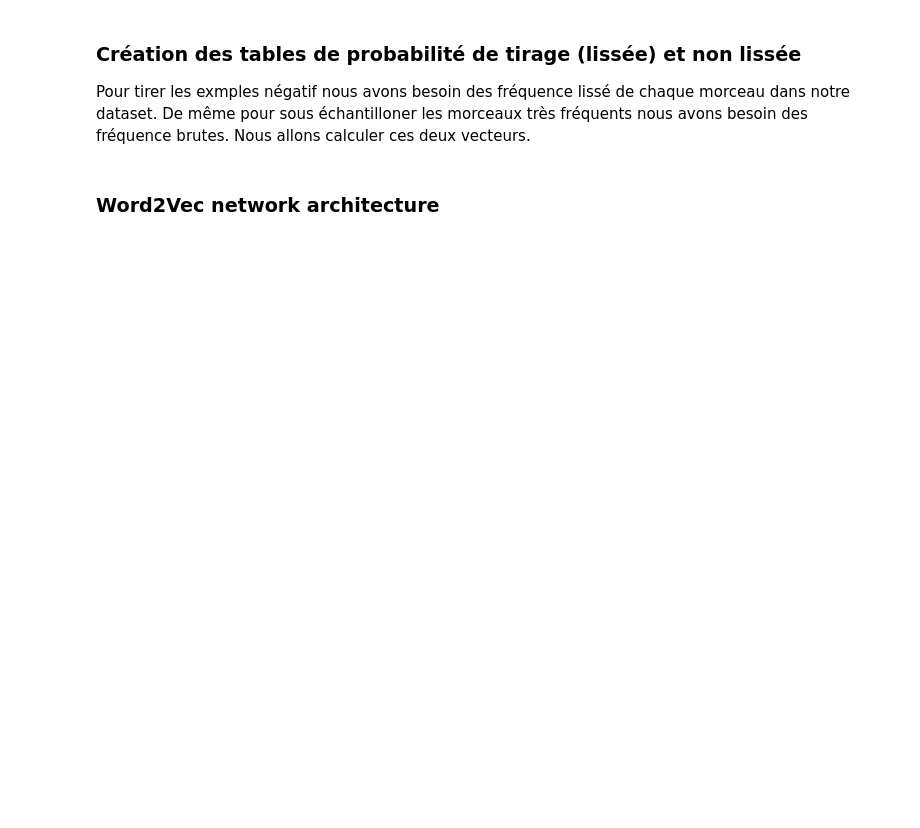
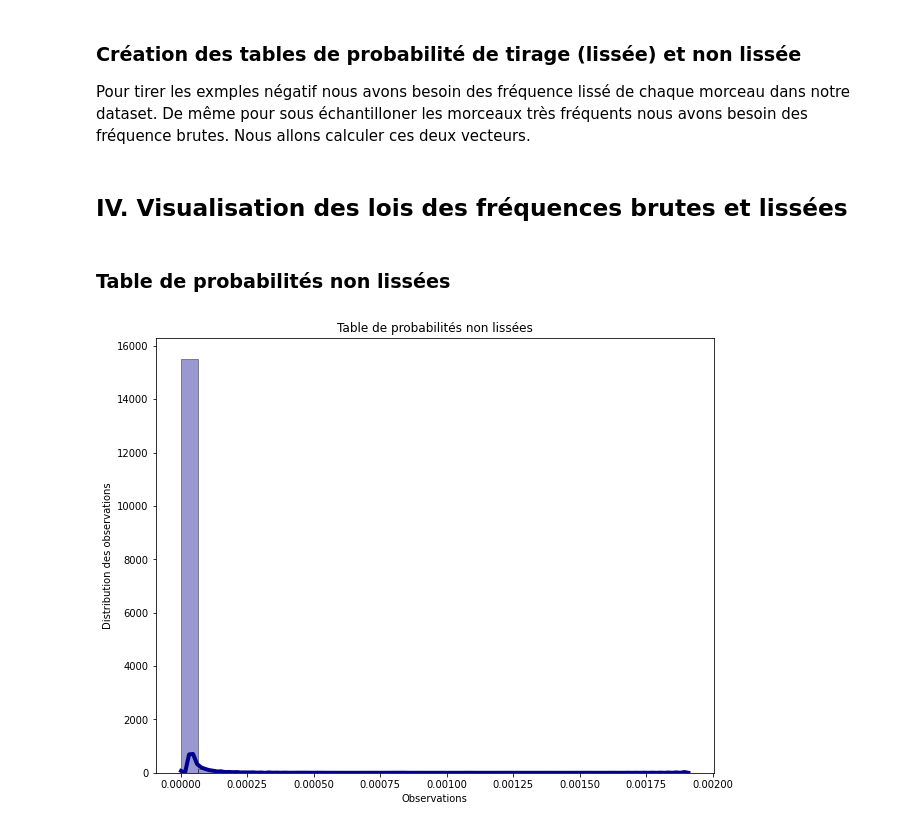
Before and after one commit to medelmaimouni/track2vec, a Jupyter notebook: track2vec.ipynb, the cells around one changed output. Saved outputs shown, nothing was run; the diff lists cells and outputs as text; code cells hidden in the pictures; blank space fills up the shorter version.

```diff
--- a/track2vec.ipynb
+++ b/track2vec.ipynb
@@ -26,5 +31,6 @@ from sklearn.neighbors import KDTree
 # %%
-data = np.load("./data/music_2.npy",allow_pickle=True)
+# chargement des données de playlist
+data = np.load("./music_2.npy",allow_pickle=True)
 [len(data), np.mean([len(p) for p in data])]
 # %% [output]
 [100000, 24.21338]
@@ -33,5 +39,5 @@ The dataset we are going to work on contains 100000 playlists which are composed
 # %%
-# Get artist and track ID in two different lists
-playlist_track = [list(filter(lambda w: w.split("_")[0]==u"track",playlist)) for playlist in data]
-playlist_artist = [list(filter(lambda w: w.split("_")[0]==u"artist",playlist)) for playlist in data]
+# separation des ids de morçeau et d'artist
+playlist_track = [list(filter(lambda w: w.split("_")[0] == "track", playlist)) for playlist in data]
+playlist_artist = [list(filter(lambda w: w.split("_")[0] == "artist", playlist)) for playlist in data]
 # %%
@@ -110,5 +118,17 @@ st =  counts/np.sum(counts)
 # lissage
 st_smooth = np.power(st,samp_coef)
 st_smooth = st_smooth/np.sum(st_smooth)
-# %% [markdown]
-### Word2Vec network architecture
+# %% [markdown]
+## IV. Visualisation des lois des fréquences brutes et lissées
+# %% [markdown]
+### Table de probabilités non lissées
+# %%
+sns.distplot(st, hist=True, kde=True,
+             bins=int(30), color = 'darkblue',
+             hist_kws={'edgecolor':'black'},
+             kde_kws={'linewidth': 4})
+plt.xlabel("Observations"), plt.ylabel("Distribution des observations")
+plt.title('Table de probabilités non lissées')
+plt.show()
+# %% [output]
+[figure, added]
```
Also changed, not shown: parts of 82 cells of this notebook, 2 other files.
